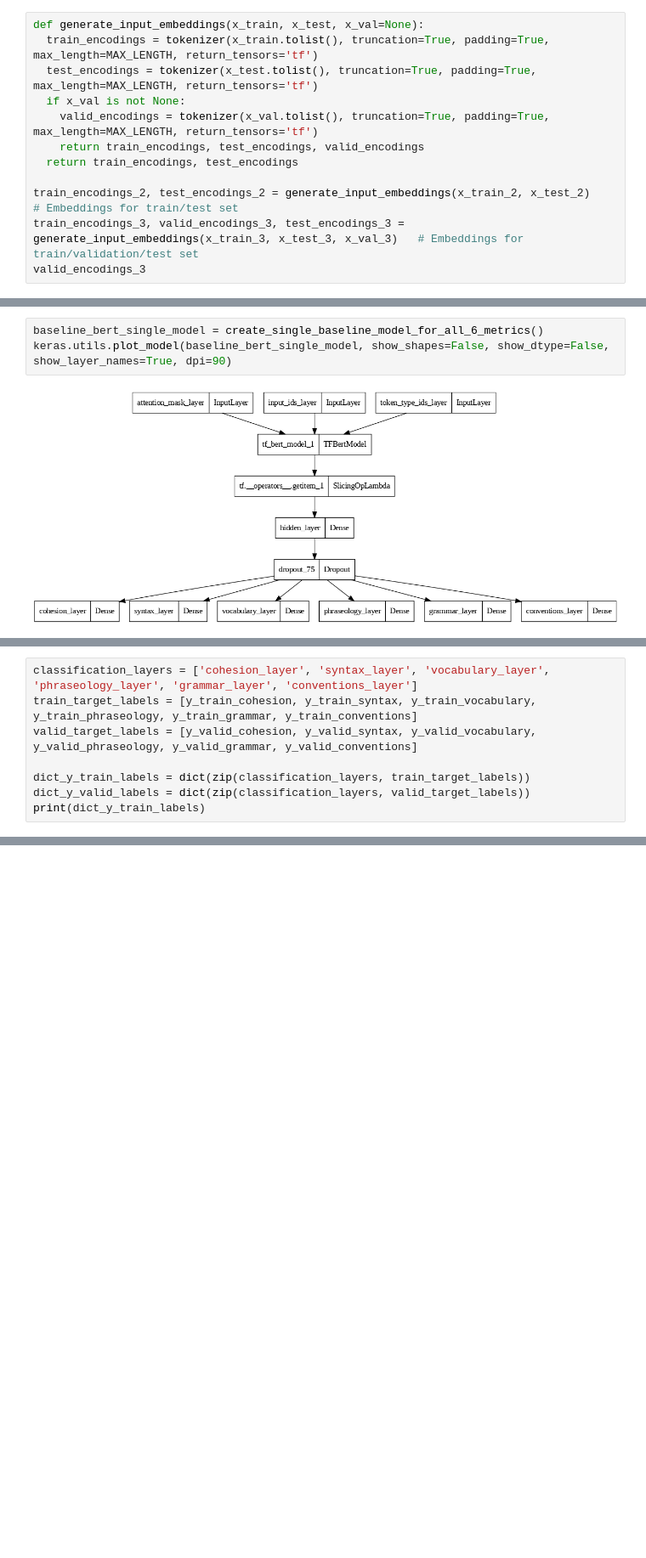
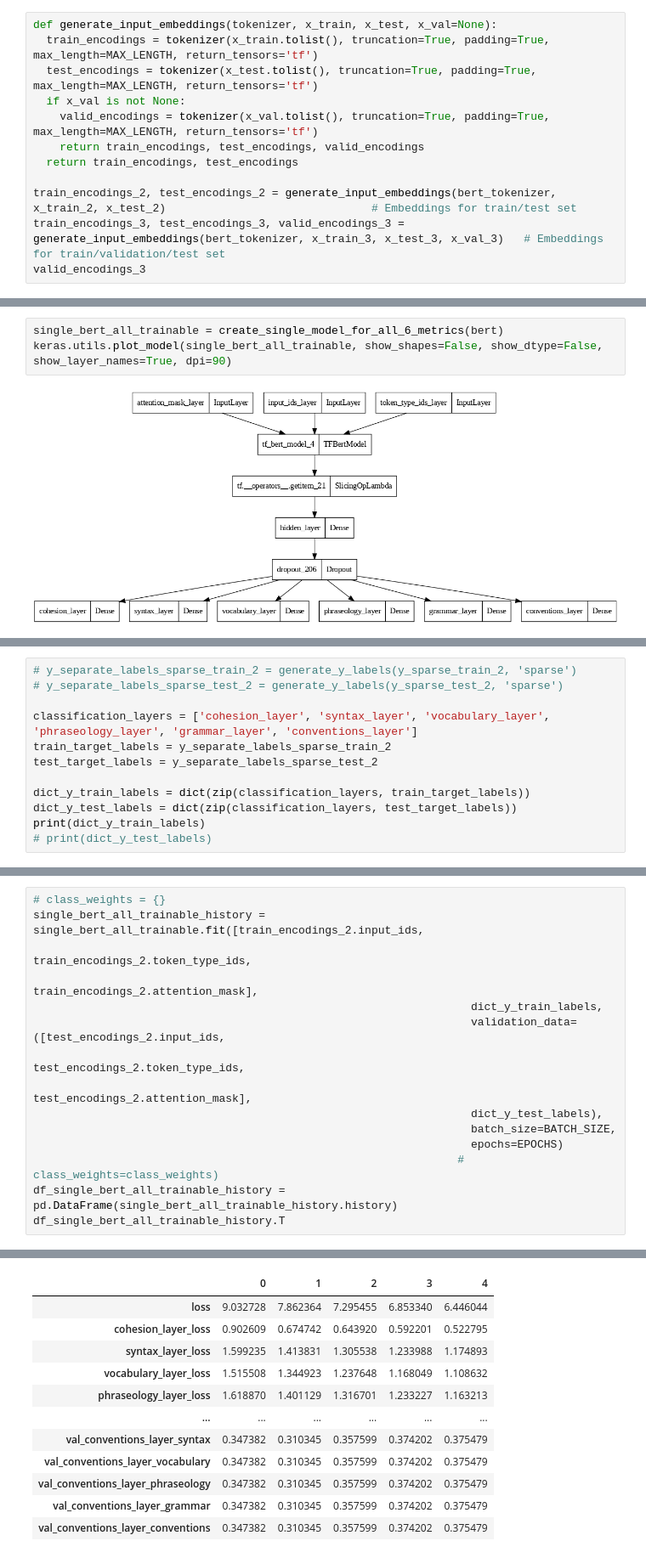
Before and after one commit to heesukjang/W266_NLP_With_DeepLearning, a Jupyter notebook: Final_Project/BERTTweet_3_21_2023.ipynb, the cells around one changed output, grey strips where cells are left out. Shown at 85% size. Drawn from its saved outputs; the diff is of its cells as text; blank space fills up the shorter version.

```diff
--- a/Final_Project/BERTTweet_3_21_2023.ipynb
+++ b/Final_Project/BERTTweet_3_21_2023.ipynb
@@ -748,7 +768,7 @@ plot_count(y_dense_train_2, dense_class_cols)
 - Embeddings for **train/test** set
 - Embeddings for **train/validation/test** set
 # %%
-def generate_input_embeddings(x_train, x_test, x_val=None):
+def generate_input_embeddings(tokenizer, x_train, x_test, x_val=None):
   train_encodings = tokenizer(x_train.tolist(), truncation=True, padding=True, max_length=MAX_LENGTH, return_tensors='tf')
   test_encodings = tokenizer(x_test.tolist(), truncation=True, padding=True, max_length=MAX_LENGTH, return_tensors='tf')
   if x_val is not None:
@@ -756,7 +776,7 @@ def generate_input_embeddings(x_train, x_test, x_val=None):
     return train_encodings, test_encodings, valid_encodings
   return train_encodings, test_encodings
 
-train_encodings_2, test_encodings_2 = generate_input_embeddings(x_train_2, x_test_2)                               # Embeddings for train/test set
-train_encodings_3, valid_encodings_3, test_encodings_3 = generate_input_embeddings(x_train_3, x_test_3, x_val_3)   # Embeddings for train/validation/test set
+train_encodings_2, test_encodings_2 = generate_input_embeddings(bert_tokenizer, x_train_2, x_test_2)                               # Embeddings for train/test set
+train_encodings_3, test_encodings_3, valid_encodings_3 = generate_input_embeddings(bert_tokenizer, x_train_3, x_test_3, x_val_3)   # Embeddings for train/validation/test set
 valid_encodings_3
 # %% [output]
@@ -1147,8 +1231,8 @@ def create_single_baseline_model_for_all_6_metrics(checkpoint = model_checkpoint
                                 #  metrics = [tf.keras.metrics.SparseCategoricalAccuracy(name=str(rank)) for rank in range(num_classes)])
     return classification_model
 # %%
-baseline_bert_single_model = create_single_baseline_model_for_all_6_metrics()
-keras.utils.plot_model(baseline_bert_single_model, show_shapes=False, show_dtype=False, show_layer_names=True, dpi=90)
+single_bert_all_trainable = create_single_model_for_all_6_metrics(bert)
+keras.utils.plot_model(single_bert_all_trainable, show_shapes=False, show_dtype=False, show_layer_names=True, dpi=90)
 # %% [output]
 [figure]
 # %%
@@ -1174,9 +1260,13 @@ ________________________________________________________________________________
 # %%
+# y_separate_labels_sparse_train_2 = generate_y_labels(y_sparse_train_2, 'sparse')
+# y_separate_labels_sparse_test_2 = generate_y_labels(y_sparse_test_2, 'sparse')
+
 classification_layers = ['cohesion_layer', 'syntax_layer', 'vocabulary_layer', 'phraseology_layer', 'grammar_layer', 'conventions_layer']
-train_target_labels = [y_train_cohesion, y_train_syntax, y_train_vocabulary, y_train_phraseology, y_train_grammar, y_train_conventions]
-valid_target_labels = [y_valid_cohesion, y_valid_syntax, y_valid_vocabulary, y_valid_phraseology, y_valid_grammar, y_valid_conventions]
+train_target_labels = y_separate_labels_sparse_train_2
+test_target_labels = y_separate_labels_sparse_test_2
 
 dict_y_train_labels = dict(zip(classification_layers, train_target_labels))
-dict_y_valid_labels = dict(zip(classification_layers, valid_target_labels))
+dict_y_test_labels = dict(zip(classification_layers, test_target_labels))
 print(dict_y_train_labels)
+# print(dict_y_test_labels)
 # %% [output]
@@ -1233,0 +1274,16 @@ Prediction Score For cat_conventions: [3 4 4]
+# %%
+# class_weights = {}
+single_bert_all_trainable_history = single_bert_all_trainable.fit([train_encodings_2.input_ids,
+                                                                  train_encodings_2.token_type_ids,
+                                                                  train_encodings_2.attention_mask],
+                                                                  dict_y_train_labels,
+                                                                  validation_data=([test_encodings_2.input_ids,
+                                                                                    test_encodings_2.token_type_ids,
+                                                                                    test_encodings_2.attention_mask],
+                                                                  dict_y_test_labels),
+                                                                  batch_size=BATCH_SIZE,
+                                                                  epochs=EPOCHS)
+                                                                # class_weights=class_weights)
+df_single_bert_all_trainable_history = pd.DataFrame(single_bert_all_trainable_history.history)
+df_single_bert_all_trainable_history.T
+# %% [output]
@@ -1233,0 +1304,12 @@ Prediction Score For cat_conventions: [3 4 4]
+|  | 0 | 1 | 2 | 3 | 4 |
+| loss | 9.032728 | 7.862364 | 7.295455 | 6.853340 | 6.446044 |
+| cohesion_layer_loss | 0.902609 | 0.674742 | 0.643920 | 0.592201 | 0.522795 |
+| syntax_layer_loss | 1.599235 | 1.413831 | 1.305538 | 1.233988 | 1.174893 |
+| vocabulary_layer_loss | 1.515508 | 1.344923 | 1.237648 | 1.168049 | 1.108632 |
+| phraseology_layer_loss | 1.618870 | 1.401129 | 1.316701 | 1.233227 | 1.163213 |
+| ... | ... | ... | ... | ... | ... |
+| val_conventions_layer_syntax | 0.347382 | 0.310345 | 0.357599 | 0.374202 | 0.375479 |
+| val_conventions_layer_vocabulary | 0.347382 | 0.310345 | 0.357599 | 0.374202 | 0.375479 |
+| val_conventions_layer_phraseology | 0.347382 | 0.310345 | 0.357599 | 0.374202 | 0.375479 |
+| val_conventions_layer_grammar | 0.347382 | 0.310345 | 0.357599 | 0.374202 | 0.375479 |
+| val_conventions_layer_conventions | 0.347382 | 0.310345 | 0.357599 | 0.374202 | 0.375479 |
```
Also changed, not shown: parts of 47 cells of this notebook.
